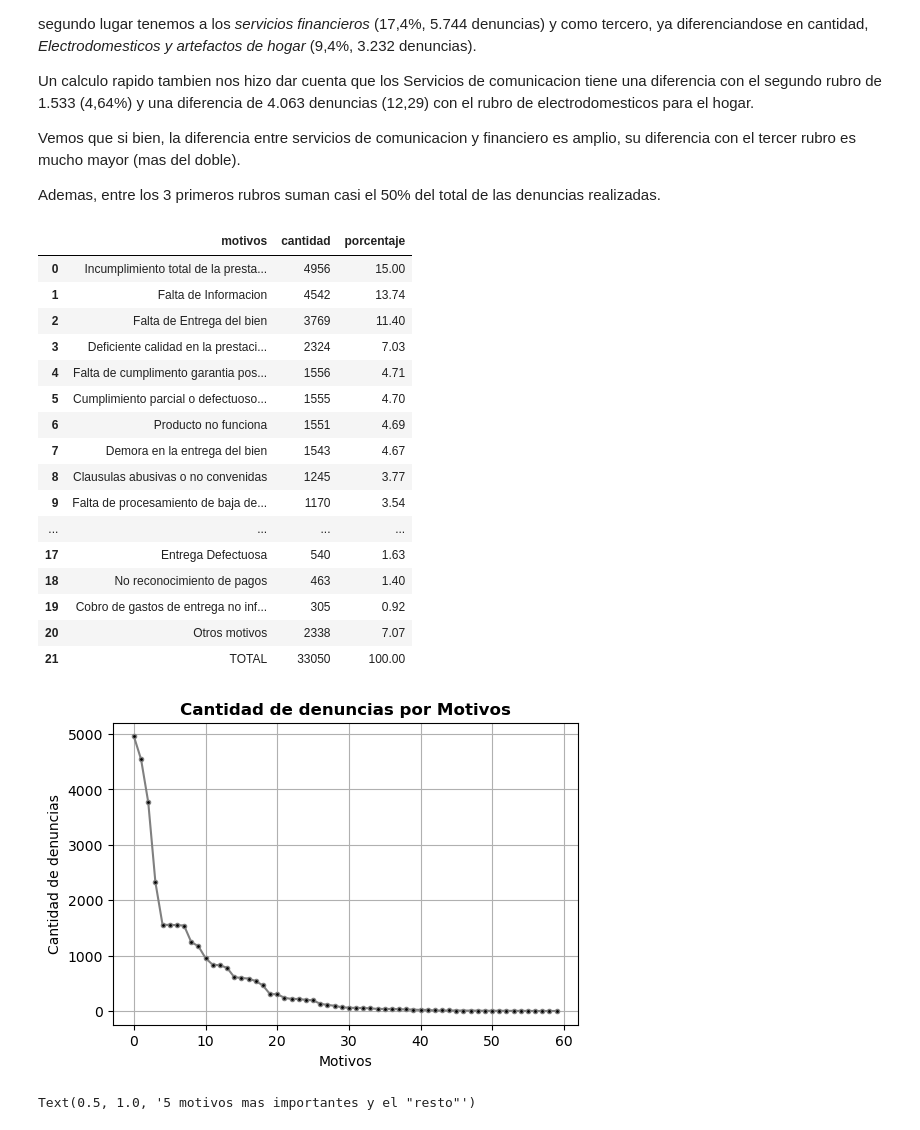
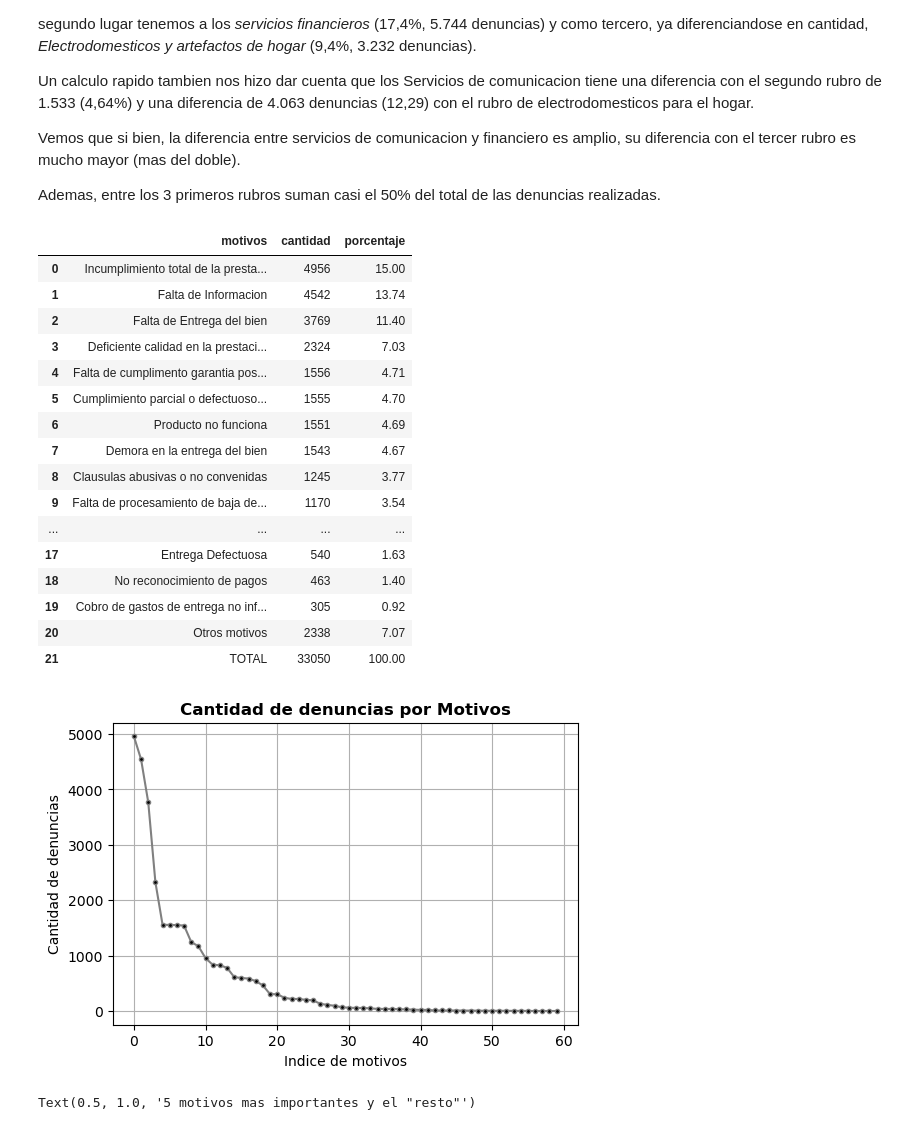
Before and after one commit to romenter/analisis-denuncias-sc, a Jupyter notebook: main.ipynb, the cells around one changed output. Saved outputs shown, nothing was run; the diff lists cells and outputs as text; code cells hidden in the pictures.

```diff
--- a/main.ipynb
+++ b/main.ipynb
@@ -350,35 +347,35 @@ fig, ax = plt.subplots(1,1,figsize=(6,4), dpi=100)
 ax.plot(motivos_cantidad.index, motivos_cantidad.cantidad,color='gray', marker='.', markerfacecolor='black')
 ax.grid('g-.')
 
 #Textos
-ax.set_xlabel('Motivos')
+ax.set_xlabel('Indice de motivos')
 ax.set_ylabel('Cantidad de denuncias')
 
 #Subtitulo
 ax.set_title('Cantidad de denuncias por Motivos', weight=1000, fontsize=12)
 
 # plt.hist(data, bins=50)
 
 motivos_top20_total
 # %% [output]
 |  | motivos | cantidad | porcentaje |
 | 0 | Incumplimiento total de la presta... | 4956 | 15.00 |
 | 1 | Falta de Informacion | 4542 | 13.74 |
 | 2 | Falta de Entrega del bien | 3769 | 11.40 |
 | 3 | Deficiente calidad en la prestaci... | 2324 | 7.03 |
 | 4 | Falta de cumplimento garantia pos... | 1556 | 4.71 |
 | 5 | Cumplimiento parcial o defectuoso... | 1555 | 4.70 |
 | 6 | Producto no funciona | 1551 | 4.69 |
 | 7 | Demora en la entrega del bien | 1543 | 4.67 |
 | 8 | Clausulas abusivas o no convenidas | 1245 | 3.77 |
 | 9 | Falta de procesamiento de baja de... | 1170 | 3.54 |
 | ... | ... | ... | ... |
 | 17 | Entrega Defectuosa | 540 | 1.63 |
 | 18 | No reconocimiento de pagos | 463 | 1.40 |
 | 19 | Cobro de gastos de entrega no inf... | 305 | 0.92 |
 | 20 | Otros motivos | 2338 | 7.07 |
 | 21 | TOTAL | 33050 | 100.00 |
-[figure, old version]
+[figure, new version]
 # %%
 # --------------- Grafico de torta de los 4 rubros mas relevantes ------------------------
 
```
Also changed, not shown: parts of 3 cells of this notebook.
